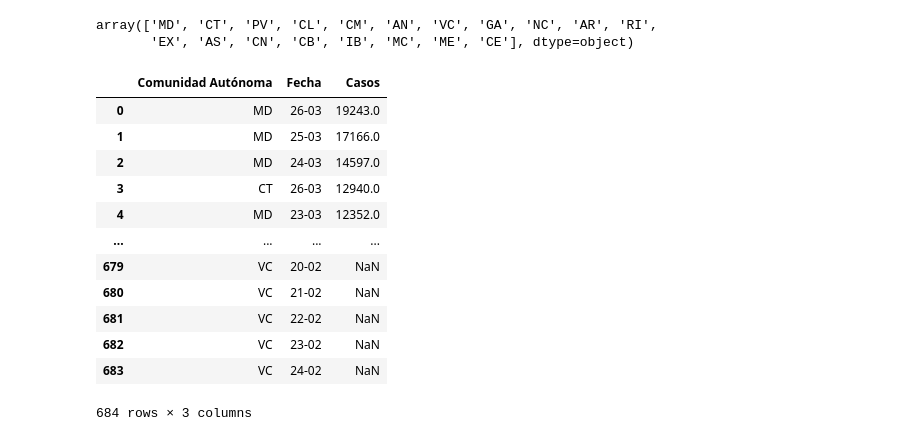
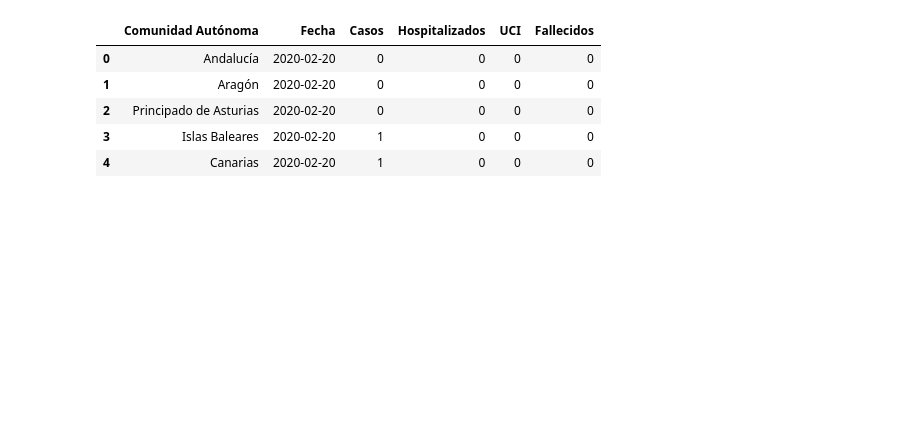
Before and after one commit to AMSUFV/covid_visualization, a Jupyter notebook: notebooks/scratch.ipynb, the cells around one changed output. Saved outputs shown, nothing was run; the diff lists cells and outputs as text; code cells hidden in the pictures; blank space fills up the shorter version.

```diff
--- a/notebooks/scratch.ipynb
+++ b/notebooks/scratch.ipynb
@@ -10,12 +13,12 @@ hv.extension('bokeh')
 # %%
 df = get_data(url)
 df = preprocess(df)
-
-df = df[['Comunidad Autónoma', 'Fecha', 'Casos']]
-# %%
-df['Comunidad Autónoma'].unique()
-# %% [output]
-array(['MD', 'CT', 'PV', 'CL', 'CM', 'AN', 'VC', 'GA', 'NC', 'AR', 'RI',
-       'EX', 'AS', 'CN', 'CB', 'IB', 'MC', 'ME', 'CE'], dtype=object)
 # %%
-df
+df.head()
+# %% [output]
+|  | Comunidad Autónoma | Fecha | Casos | Hospitalizados | UCI | Fallecidos |
+| 0 | Andalucía | 2020-02-20 | 0 | 0 | 0 | 0 |
+| 1 | Aragón | 2020-02-20 | 0 | 0 | 0 | 0 |
+| 2 | Principado de Asturias | 2020-02-20 | 0 | 0 | 0 | 0 |
+| 3 | Islas Baleares | 2020-02-20 | 1 | 0 | 0 | 0 |
+| 4 | Canarias | 2020-02-20 | 1 | 0 | 0 | 0 |
@@ -24,16 +24,0 @@ df = df.sort_values(by=['Casos'], ascending=False).reset_index(drop=True)
-# %%
-df
-# %% [output]
-|  | Comunidad Autónoma | Fecha | Casos |
-| 0 | MD | 26-03 | 19243.0 |
-| 1 | MD | 25-03 | 17166.0 |
-| 2 | MD | 24-03 | 14597.0 |
-| 3 | CT | 26-03 | 12940.0 |
-| 4 | MD | 23-03 | 12352.0 |
-| ... | ... | ... | ... |
-| 679 | VC | 20-02 | NaN |
-| 680 | VC | 21-02 | NaN |
-| 681 | VC | 22-02 | NaN |
-| 682 | VC | 23-02 | NaN |
-| 683 | VC | 24-02 | NaN |
-684 rows × 3 columns
```
Also changed, not shown: parts of 16 cells of this notebook, 2 other files.
